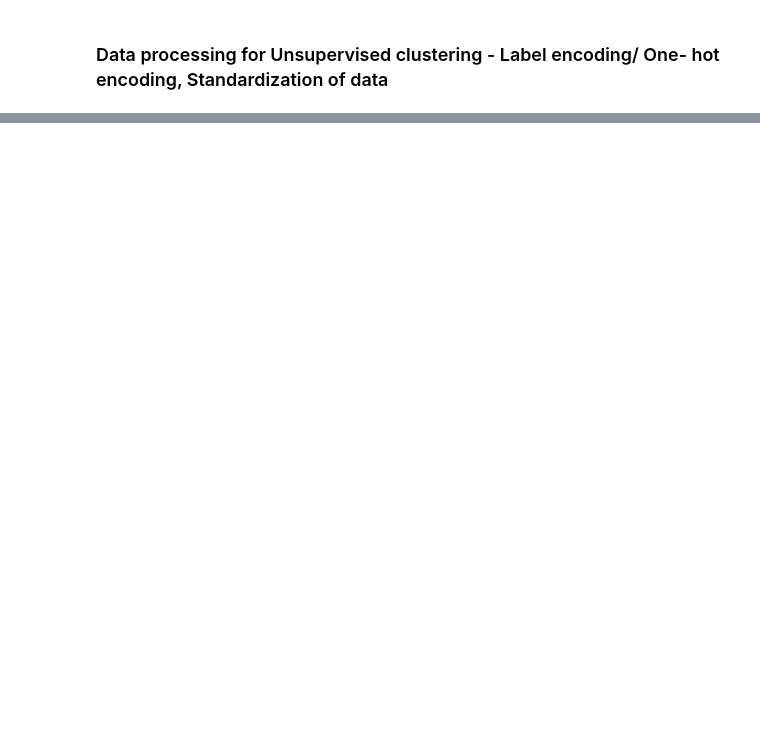
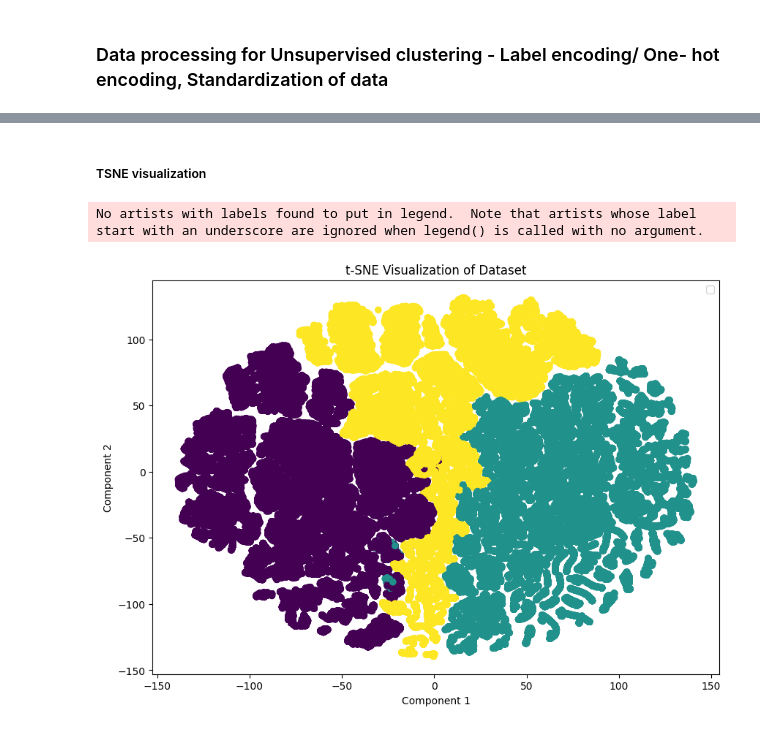
Before and after one commit to mayankbrn/9.12_Clustering_learners, a Jupyter notebook: Clustering_learners.ipynb, the cells around one changed output, grey strips where cells are left out. Saved outputs shown, nothing was run; the diff lists cells and outputs as text; code cells hidden in the pictures; blank space fills up the shorter version.

```diff
--- a/Clustering_learners.ipynb
+++ b/Clustering_learners.ipynb
@@ -1224,0 +1658,6 @@ dtype: int64
+# %%
+from sklearn.cluster import KMeans
+kmeans = KMeans(n_clusters=3)
+kmeans.fit(data_new)
+print(kmeans.cluster_centers_)
+print(kmeans.cluster_centers_.shape)
@@ -1224,0 +1672,4 @@ dtype: int64
+# %%
+# Adding the new columns for label using the kmeans clustering above
+data_new['kmeans label'] = kmeans.fit_predict(data_new)
+data_new.head()
@@ -1224,0 +1683,29 @@ dtype: int64
+# %% [markdown]
+##### TSNE visualization
+# %%
+from sklearn.manifold import TSNE
+
+X = data_new.drop(['kmeans label'], axis = 1)
+y = data_new['kmeans label']
+
+# Intialize tsne
+tsne = TSNE(n_components = 2, random_state = 42)
+
+# Fit and transform the data
+X_tsne = tsne.fit_transform(X)
+
+# # Create a DataFrame for the t-SNE results
+df_tsne = pd.DataFrame(X_tsne, columns = ['Component 1', 'Component 2'] )
+df_tsne['label'] = y
+
+# Plot the t-SNE results
+plt.figure(figsize=(10, 7))
+plt.scatter(X_tsne[:, 0], X_tsne[:, 1], c = y)
+plt.xlabel('Component 1')
+plt.ylabel('Component 2')
+plt.title('t-SNE Visualization of Dataset')
+plt.legend()
+plt.show()
+# %% [output]
+No artists with labels found to put in legend.  Note that artists whose label start with an underscore are ignored when legend() is called with no argument.
+[figure, added]
```
Also changed, not shown: parts of 80 cells of this notebook.
